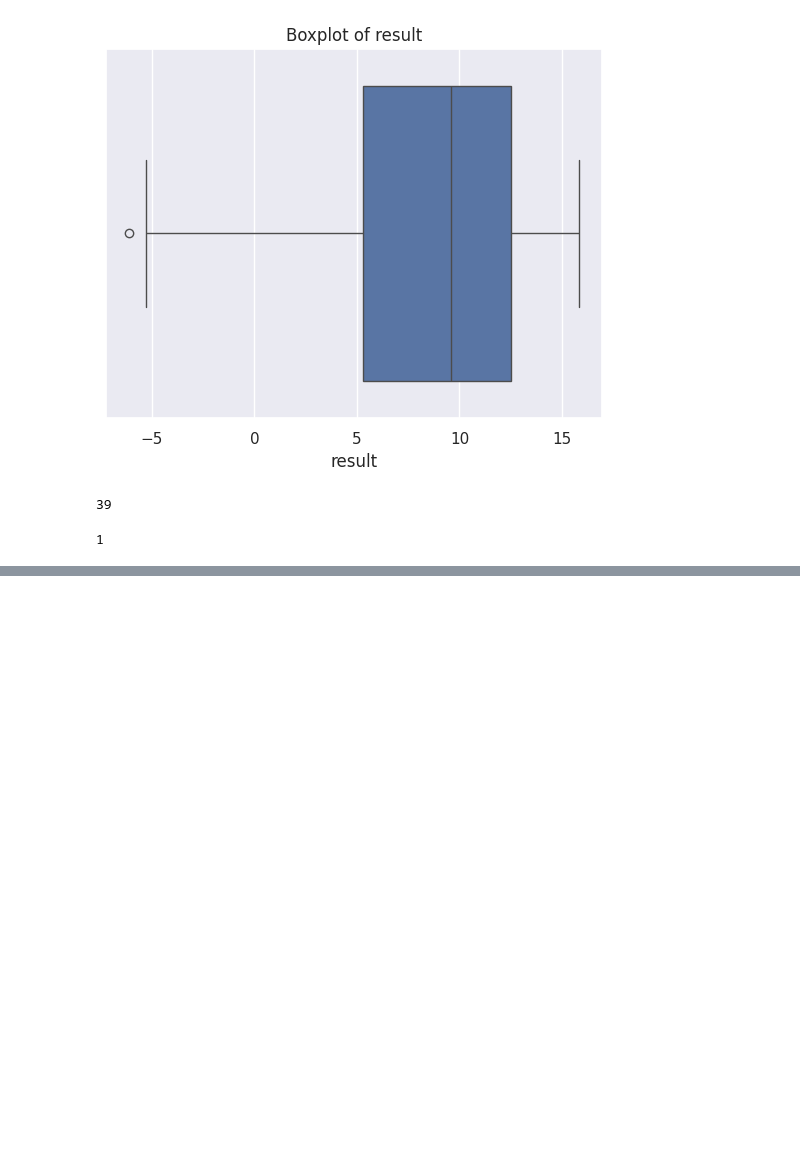
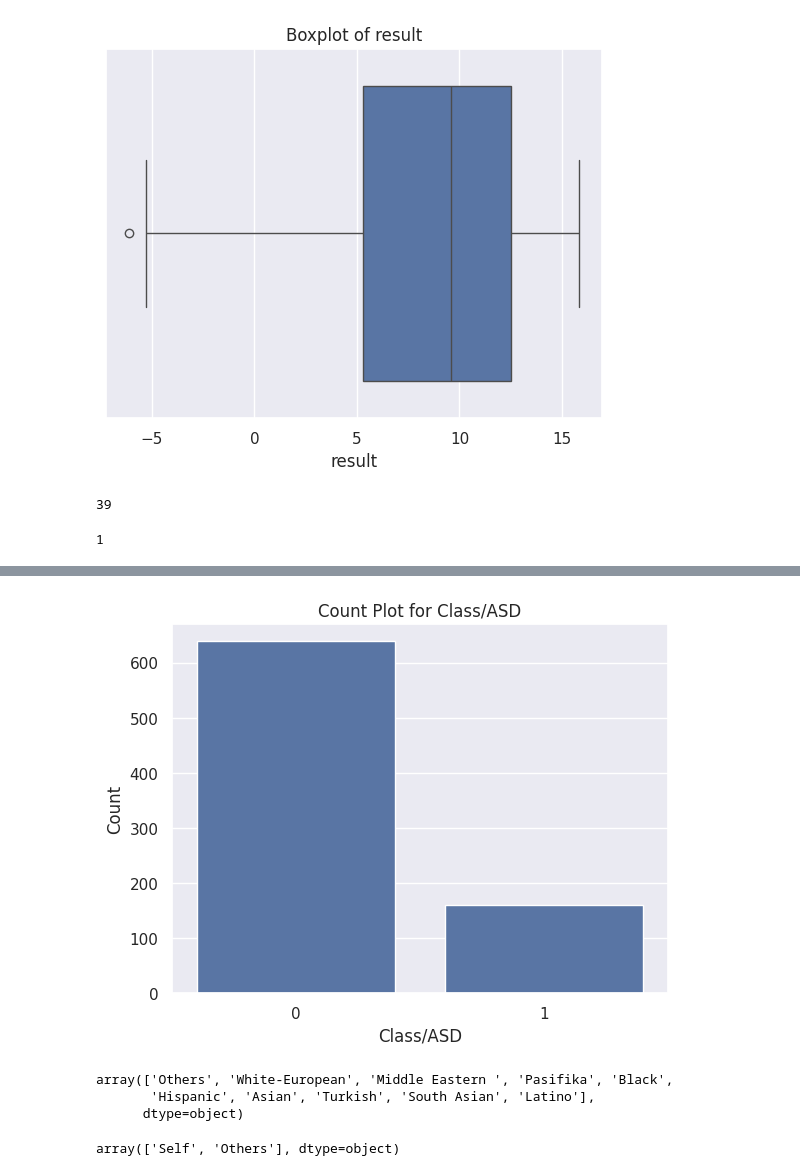
Before and after one commit to Alton01/autism_prediction_ml_model, a Jupyter notebook: autism_prediction.ipynb, the cells around one changed output, grey strips where cells are left out. Saved outputs shown, nothing was run; the diff lists cells and outputs as text; code cells hidden in the pictures; blank space fills up the shorter version.

```diff
--- a/autism_prediction.ipynb
+++ b/autism_prediction.ipynb
@@ -262,0 +299,10 @@ len(result_outliers)
+# %%
+# count plot for target column
+
+sns.countplot(x=df['Class/ASD'])
+plt.title("Count Plot for Class/ASD")
+plt.xlabel("Class/ASD")
+plt.ylabel("Count")
+plt.show()
+# %% [output]
+[figure, added]
@@ -262,0 +319,10 @@ len(result_outliers)
+# %%
+df['ethnicity'].unique()
+# %% [output]
+array(['Others', 'White-European', 'Middle Eastern ', 'Pasifika', 'Black',
+       'Hispanic', 'Asian', 'Turkish', 'South Asian', 'Latino'],
+      dtype=object)
+# %%
+df['relation'].unique()
+# %% [output]
+array(['Self', 'Others'], dtype=object)
```
Also changed, not shown: parts of 11 cells of this notebook.
